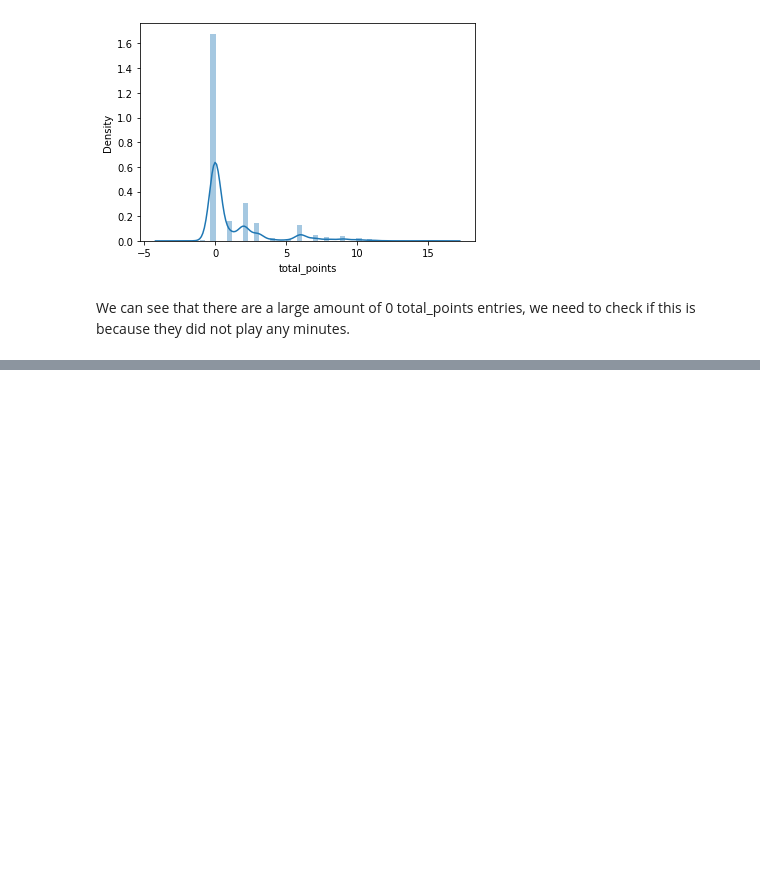
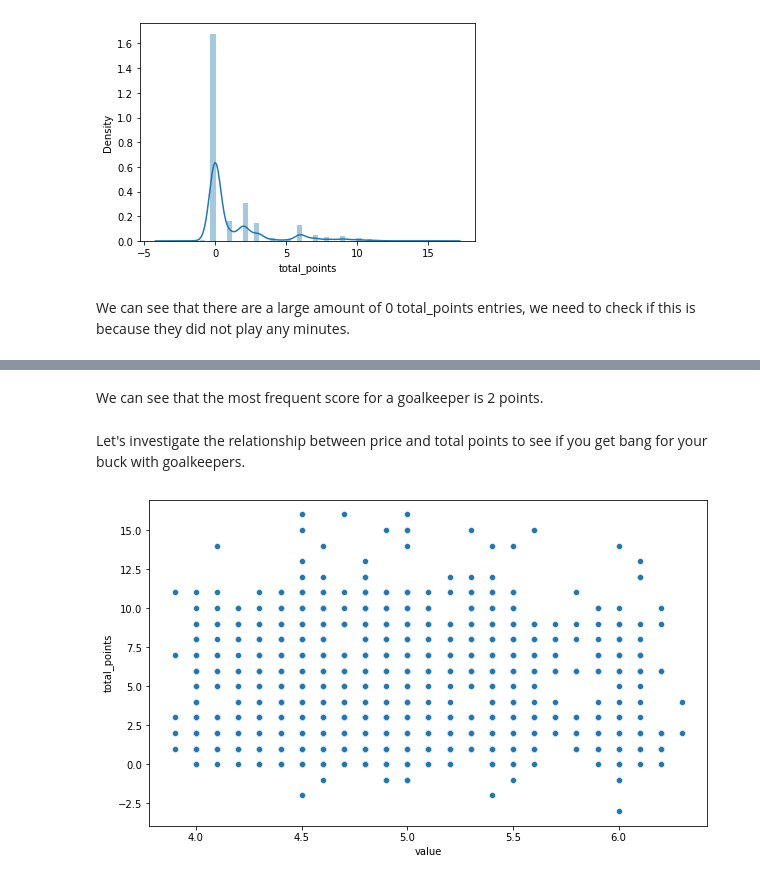
Before and after one commit to hledwards33/FPL_Predictive_Team_Selection, a Jupyter notebook: Further Analysis of Goalkeeper Correlated Variables.ipynb, the cells around one changed output, grey strips where cells are left out. Cells and saved outputs as stored; diff of their text form; code cells hidden in the pictures; blank space fills up the shorter version.

```diff
--- a/Further Analysis of Goalkeeper Correlated Variables.ipynb
+++ b/Further Analysis of Goalkeeper Correlated Variables.ipynb
@@ -73,0 +115,13 @@ print('Played:')
+# %% [markdown]
+We can see that the most frequent score for a goalkeeper is 2 points.
+# %% [markdown]
+Let's investigate the relationship between price and total points to see if you get bang for your buck with goalkeepers.
+# %%
+#scale the value column to reflect prices in the game
+df['value'] = df['value'] / 10
+
+plt.figure(figsize=(10,6))
+sns.scatterplot(x='value',y='total_points',data=df)
+plt.show()
+# %% [output]
+[figure, added]
```
Also changed, not shown: parts of 10 cells of this notebook.
